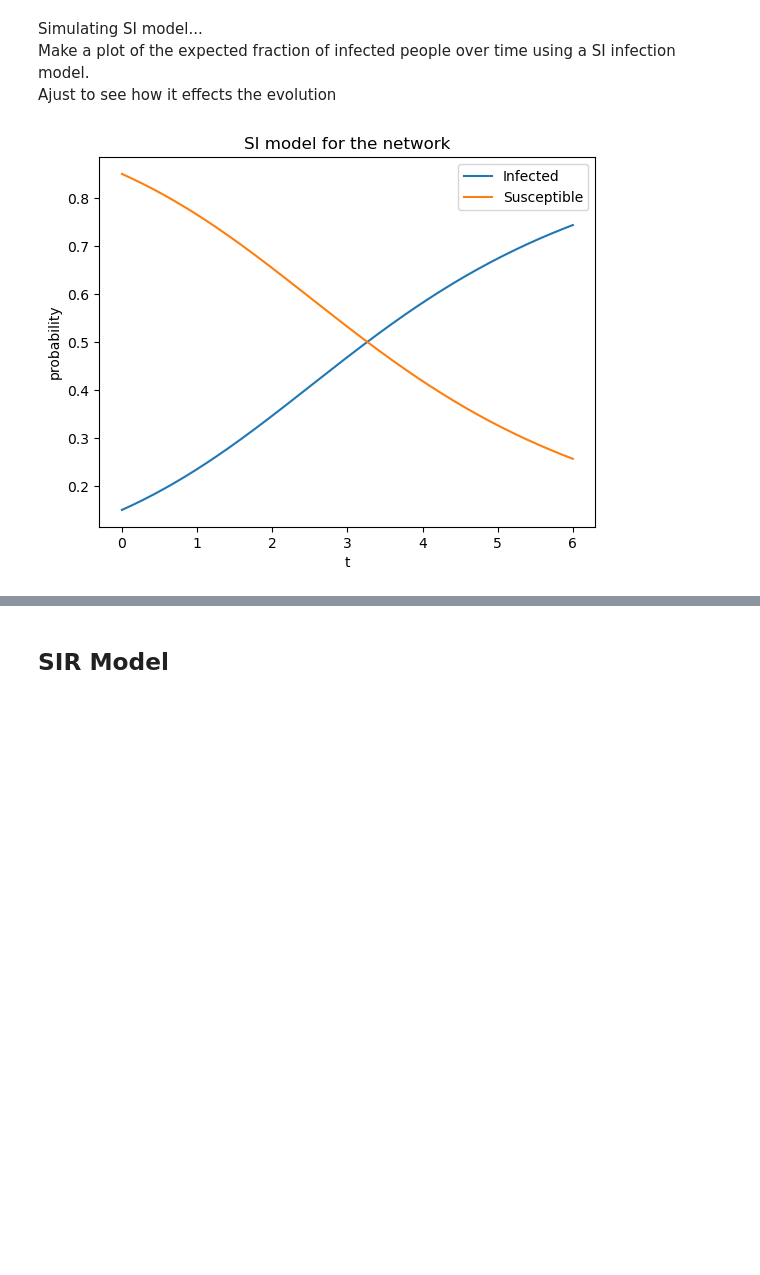
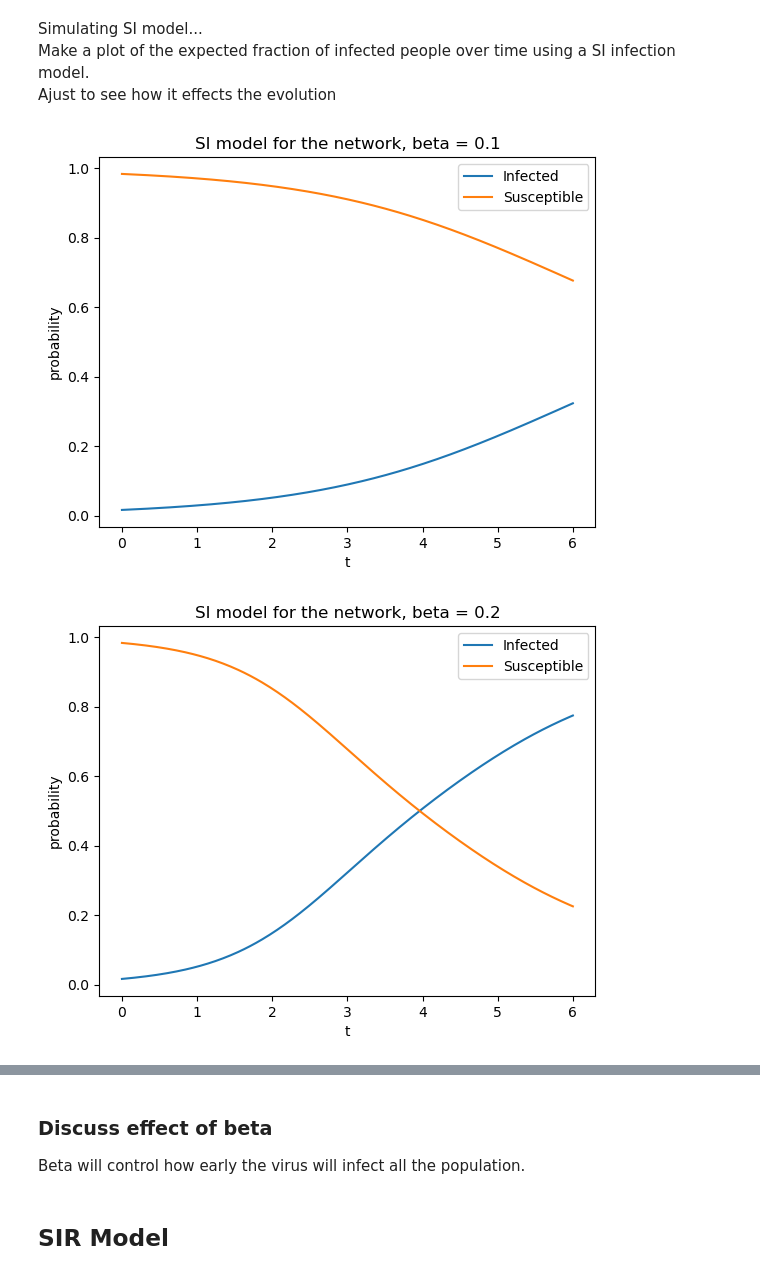
Before and after one commit to yilewang/dynamical_net_sys_class, a Jupyter notebook: lab6/lab6_yxw190015.ipynb, the cells around one changed output, grey strips where cells are left out. Cells and saved outputs as stored; diff of their text form; code cells hidden in the pictures; blank space fills up the shorter version.

```diff
--- a/lab6/lab6_yxw190015.ipynb
+++ b/lab6/lab6_yxw190015.ipynb
@@ -167,30 +167,37 @@ Make a plot of the expected fraction of infected people over time using a SI inf
 Ajust to see how it effects the evolution
 # %%
 # calculate the SI model for the network
-beta = 0.1
+beta = 1
 # x is the fraction of infected nodes
 # 1-x is the fraction of susceptible nodes
 
-x = zeros(N)
-x[7:30] = 0.4
-s = 1- x
 
-history_S = []
-history_I = []
+def SI_model(beta, x, s, A, dt, time):
+    history_S = []
+    history_I = []
 
-for i,t in enumerate(time):
-    x += dt*(beta*dot(A,x)*s) # the dynamics
-    s = 1 - x
-    history_S.append(mean(s))
-    history_I.append(mean(x))
+    for i,t in enumerate(time):
+        x += dt*(beta*dot(A,x)*s) # the dynamics
+        s = 1 - x
+        history_S.append(mean(s))
+        history_I.append(mean(x))
+    return history_I, history_S
 
 
-plt.plot(time, history_I, label = 'Infected')
-plt.plot(time, history_S, label = 'Susceptible')
-plt.xlabel('t')
-plt.ylabel('probability')
-plt.title('SI model for the network')
-plt.legend()
-plt.show()
+
+beta_list = arange(0.1, 1.1, 0.1)
+for beta in beta_list:
+    x = zeros(N)
+    x[0] = 1
+    s = 1- x
+    history_I, history_S = SI_model(beta, x, s, A, dt, time)
+    plt.plot(time, history_I, label = 'Infected')
+    plt.plot(time, history_S, label = 'Susceptible')
+    plt.xlabel('t')
+    plt.ylabel('probability')
+    plt.title(f'SI model for the network, beta = {beta}')
+    plt.legend()
+    plt.show()
 # %% [output]
-[figure, old version]
+[figure, new version]
+[figure, added]
@@ -197,3 +212,7 @@ plt.show()
+# %% [markdown]
+### Discuss effect of beta
+
+Beta will control how early the virus will infect all the population.
 # %% [markdown]
 ## SIR Model
 # %% [markdown]
```
Also changed, not shown: parts of 4 cells of this notebook, 1 other file.
